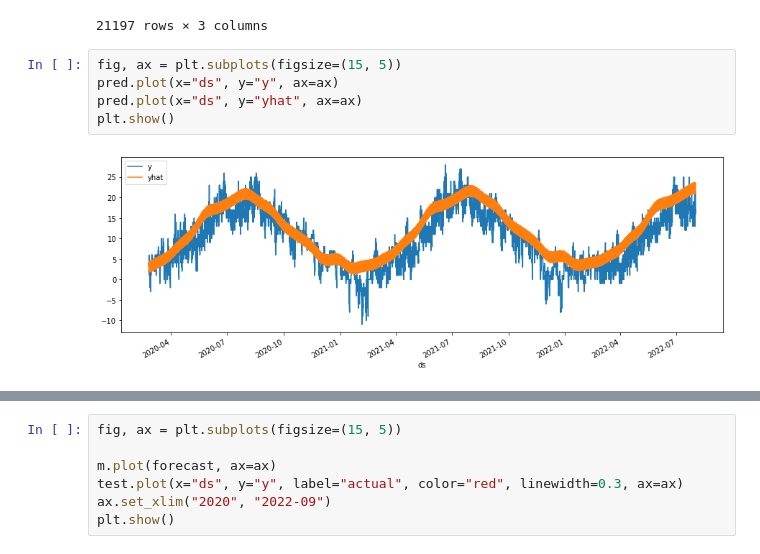
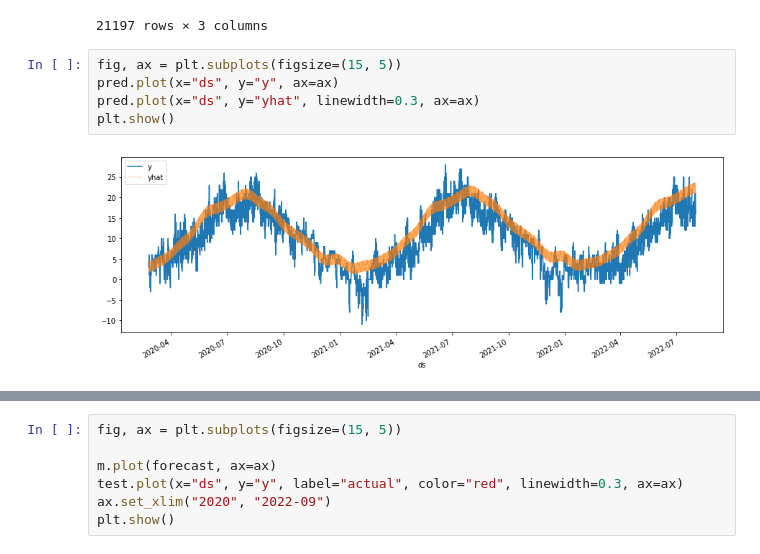
Before and after one commit to Peshkatar/prophet-weather-forecast, a Jupyter notebook: model.ipynb, the cells around one changed output, grey strips where cells are left out. Drawn from its saved outputs; the diff is of its cells as text.

```diff
--- a/model.ipynb
+++ b/model.ipynb
@@ -206,10 +206,10 @@ pred
 # %%
 fig, ax = plt.subplots(figsize=(15, 5))
 pred.plot(x="ds", y="y", ax=ax)
-pred.plot(x="ds", y="yhat", ax=ax)
+pred.plot(x="ds", y="yhat", linewidth=0.3, ax=ax)
 plt.show()
 # %% [output]
-[figure, old version]
+[figure, new version]
 # %%
 fig, ax = plt.subplots(figsize=(15, 5))
 
```
Also changed, not shown: parts of 1 cell of this notebook.
